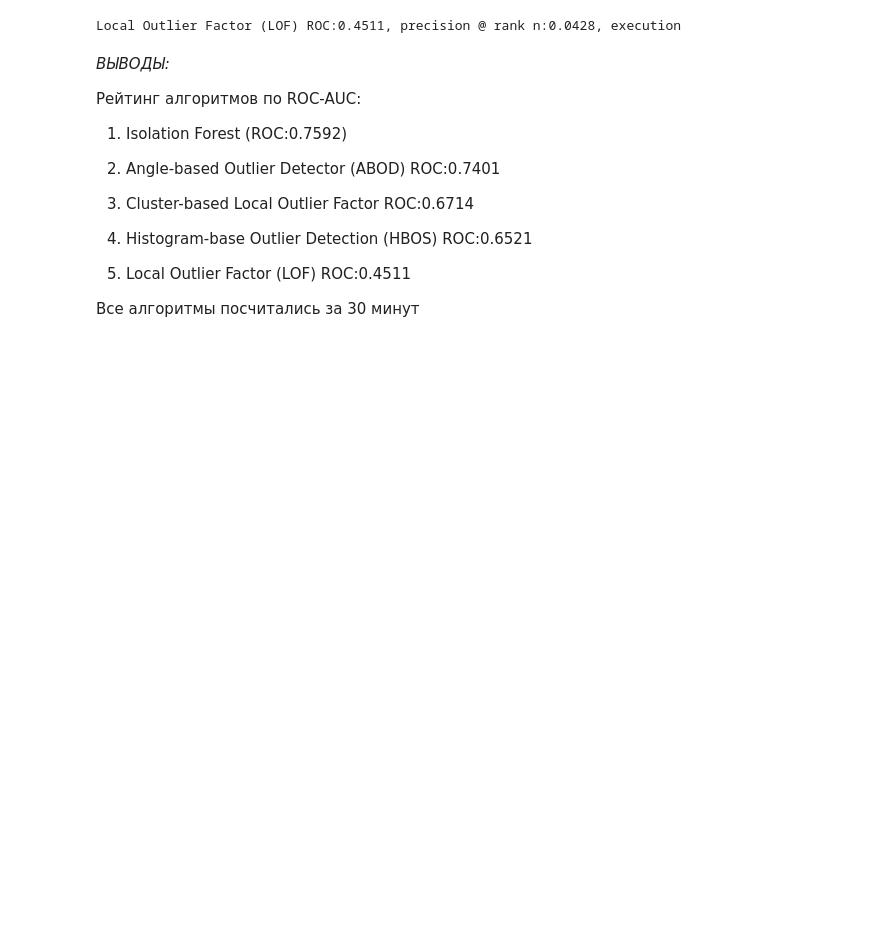
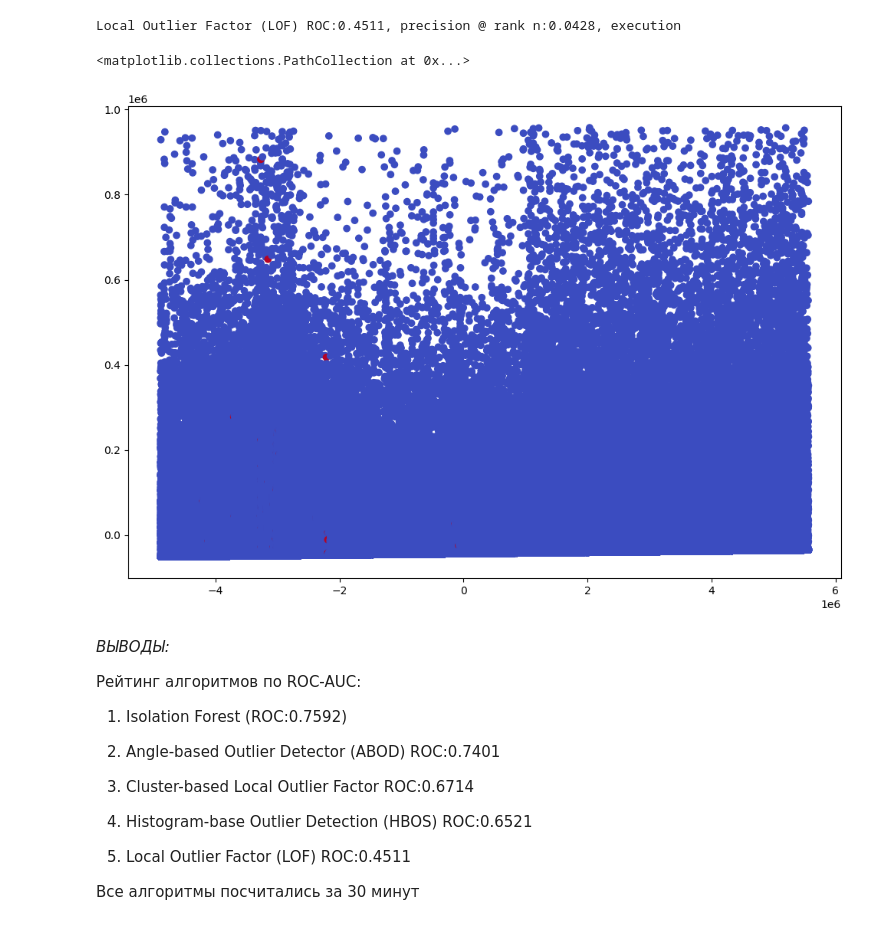
Before and after one commit to InnaBoby/ML_HSE, a Jupyter notebook: HW_7/ML_AI24_HT7.ipynb, the cells around one changed output. Drawn from its saved outputs; the diff is of its cells as text; code cells hidden in the pictures; blank space fills up the shorter version.

```diff
--- a/HW_7/ML_AI24_HT7.ipynb
+++ b/HW_7/ML_AI24_HT7.ipynb
@@ -713,6 +713,19 @@ Cluster-based Local Outlier Factor ROC:0.6714, precision @ rank n:0.1257, execut
 Histogram-base Outlier Detection (HBOS) ROC:0.6521, precision @ rank n:0.1687, execution
 Isolation Forest ROC:0.7592, precision @ rank n:0.2321, execution
 Local Outlier Factor (LOF) ROC:0.4511, precision @ rank n:0.0428, execution
+# %%
+#визуализация аномалий, найденных IsolationForest
+anomaly_model = IsolationForest(max_samples=100, contamination=0.0001, random_state=42)
+df_train['is_anomaly'] = anomaly_model.fit_predict(df_train.drop(columns=['isFraud']))
+df_train['is_anomaly'] = df_train['is_anomaly'].map({1: 0, -1: 1})
+pca = PCA(n_components=2)
+df_2d = pca.fit_transform(df_train.drop(columns=['isFraud'])._get_numeric_data().dropna(axis=1))
+
+plt.figure(figsize=(12,8))
+plt.scatter(df_2d[:,0], df_2d[:,1], c=df_train['is_anomaly'], cmap='coolwarm')
+# %% [output]
+<matplotlib.collections.PathCollection at 0x...>
+[figure, added]
 # %% [markdown]
 *ВЫВОДЫ:*
 
```
Also changed, not shown: parts of 9 cells of this notebook.
